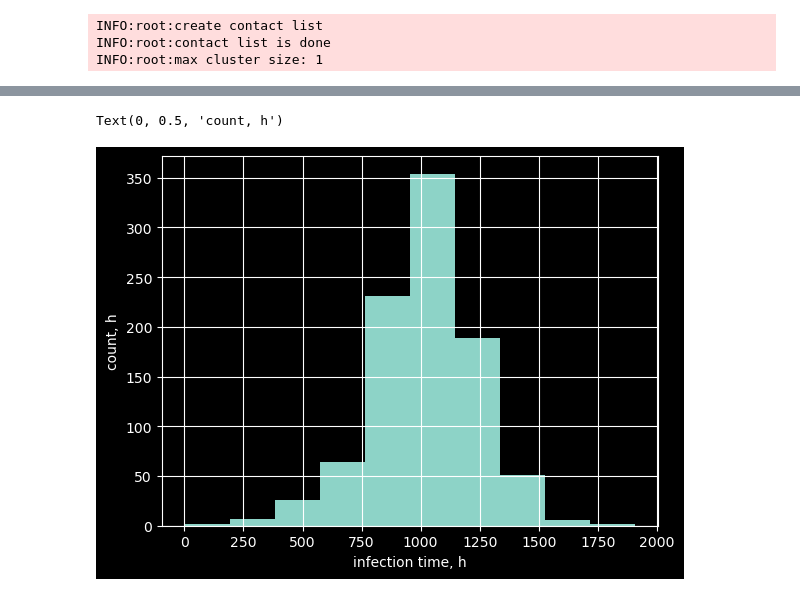
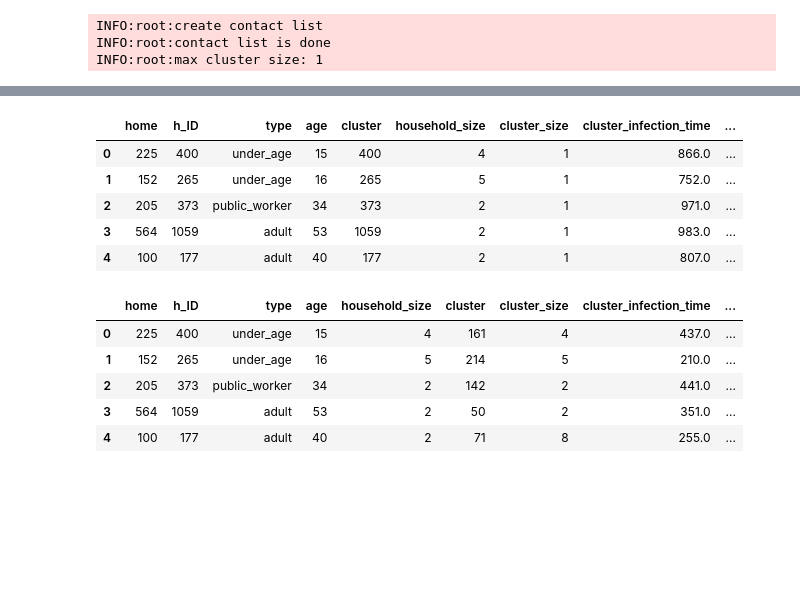
Before and after one commit to bjoernGolden/GERDA_light, a Jupyter notebook: play.ipynb, the cells around one changed output, grey strips where cells are left out. Drawn from its saved outputs; the diff is of its cells as text; code cells hidden in the pictures; blank space fills up the shorter version.

```diff
--- a/play.ipynb
+++ b/play.ipynb
@@ -62,7 +95,18 @@ display(ai_df.head(5))
-# %%
-ai_df['infection_time'].hist()
-plt.xlabel('infection time, h')
-plt.ylabel('count, h')
-# %% [output]
-Text(0, 0.5, 'count, h')
-[figure, removed]
+# %%
+ai_df_1 = model1.world.ai_df
+ai_df_2 = model2.world.ai_df
+display(ai_df_1.head(5))
+display(ai_df_2.head(5))
+# %% [output]
+|  | home | h_ID | type | age | cluster | household_size | cluster_size | cluster_infection_time | ... |
+| 0 | 225 | 400 | under_age | 15 | 400 | 4 | 1 | 866.0 | ... |
+| 1 | 152 | 265 | under_age | 16 | 265 | 5 | 1 | 752.0 | ... |
+| 2 | 205 | 373 | public_worker | 34 | 373 | 2 | 1 | 971.0 | ... |
+| 3 | 564 | 1059 | adult | 53 | 1059 | 2 | 1 | 983.0 | ... |
+| 4 | 100 | 177 | adult | 40 | 177 | 2 | 1 | 807.0 | ... |
+|  | home | h_ID | type | age | household_size | cluster | cluster_size | cluster_infection_time | ... |
+| 0 | 225 | 400 | under_age | 15 | 4 | 161 | 4 | 437.0 | ... |
+| 1 | 152 | 265 | under_age | 16 | 5 | 214 | 5 | 210.0 | ... |
+| 2 | 205 | 373 | public_worker | 34 | 2 | 142 | 2 | 441.0 | ... |
+| 3 | 564 | 1059 | adult | 53 | 2 | 50 | 2 | 351.0 | ... |
+| 4 | 100 | 177 | adult | 40 | 2 | 71 | 8 | 255.0 | ... |
```
Also changed, not shown: parts of 9 cells of this notebook, 1 other file.
